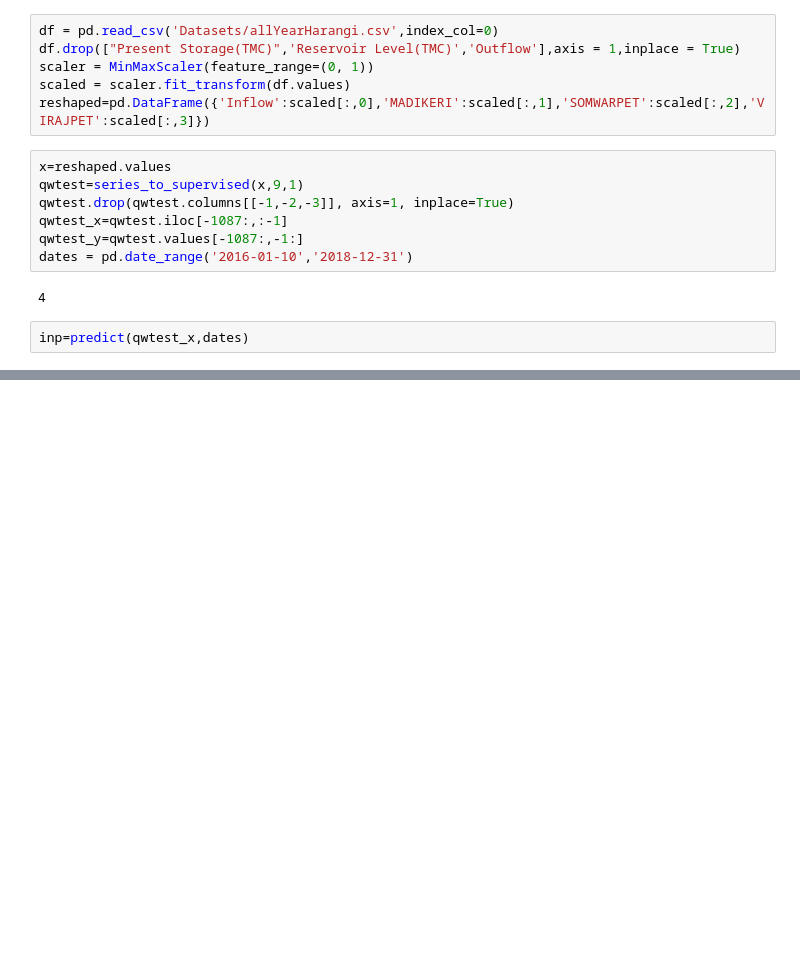
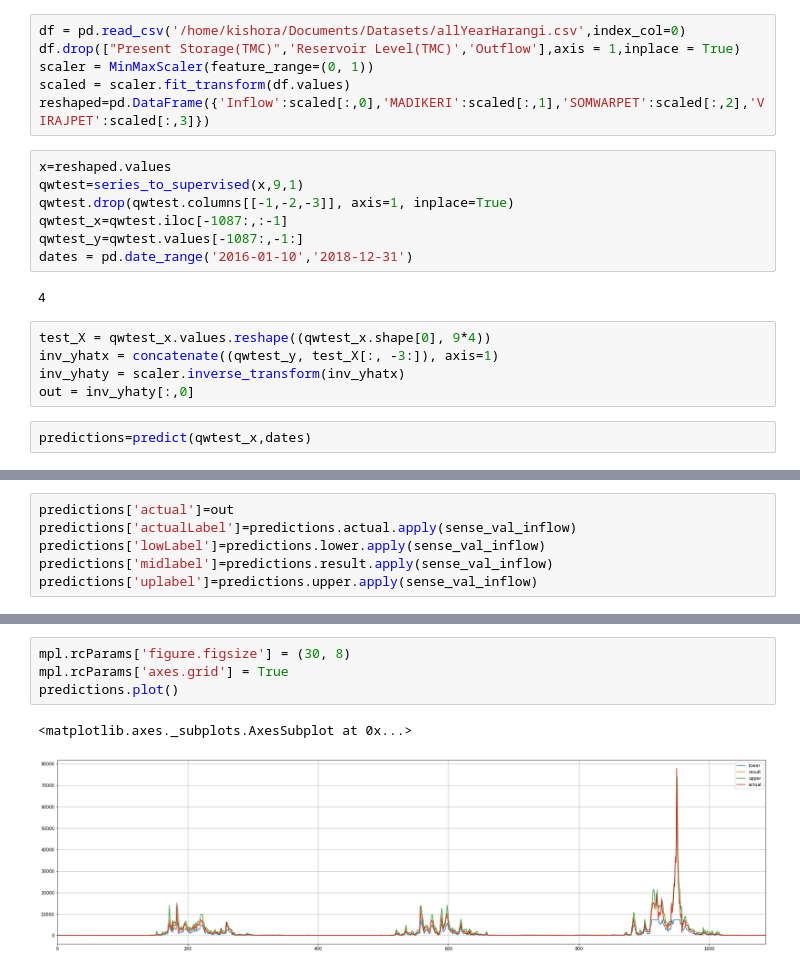
Before and after one commit to ProjectFace2/reservoirOutflow, a Jupyter notebook: Ensemble_prediction.ipynb, the cells around one changed output, grey strips where cells are left out. Cells and saved outputs as stored; diff of their text form; blank space fills up the shorter version.

Commit message:
working model of final prediction and classification,and ensembled model

```diff
--- a/Ensemble_prediction.ipynb
+++ b/Ensemble_prediction.ipynb
@@ -189,5 +215,5 @@ def predict(queryset,date):
 # %%
-df = pd.read_csv('Datasets/allYearHarangi.csv',index_col=0)
+df = pd.read_csv('/home/kishora/Documents/Datasets/allYearHarangi.csv',index_col=0)
 df.drop(["Present Storage(TMC)",'Reservoir Level(TMC)','Outflow'],axis = 1,inplace = True)
 scaler = MinMaxScaler(feature_range=(0, 1))
 scaled = scaler.fit_transform(df.values)
@@ -201,5 +227,10 @@ qwtest_y=qwtest.values[-1087:,-1:]
 dates = pd.date_range('2016-01-10','2018-12-31')
 # %% [output]
 4
+# %%
+test_X = qwtest_x.values.reshape((qwtest_x.shape[0], 9*4))
+inv_yhatx = concatenate((qwtest_y, test_X[:, -3:]), axis=1)
+inv_yhaty = scaler.inverse_transform(inv_yhatx)
+out = inv_yhaty[:,0]
 # %%
-inp=predict(qwtest_x,dates)
+predictions=predict(qwtest_x,dates)
@@ -217,0 +237,6 @@ print(result)
+# %%
+predictions['actual']=out
+predictions['actualLabel']=predictions.actual.apply(sense_val_inflow)
+predictions['lowLabel']=predictions.lower.apply(sense_val_inflow)
+predictions['midlabel']=predictions.result.apply(sense_val_inflow)
+predictions['uplabel']=predictions.upper.apply(sense_val_inflow)
@@ -217,0 +273,7 @@ print(result)
+# %%
+mpl.rcParams['figure.figsize'] = (30, 8)
+mpl.rcParams['axes.grid'] = True
+predictions.plot()
+# %% [output]
+<matplotlib.axes._subplots.AxesSubplot at 0x...>
+[figure, added]
```
Also changed, not shown: parts of 12 cells of this notebook, 1 other file.
